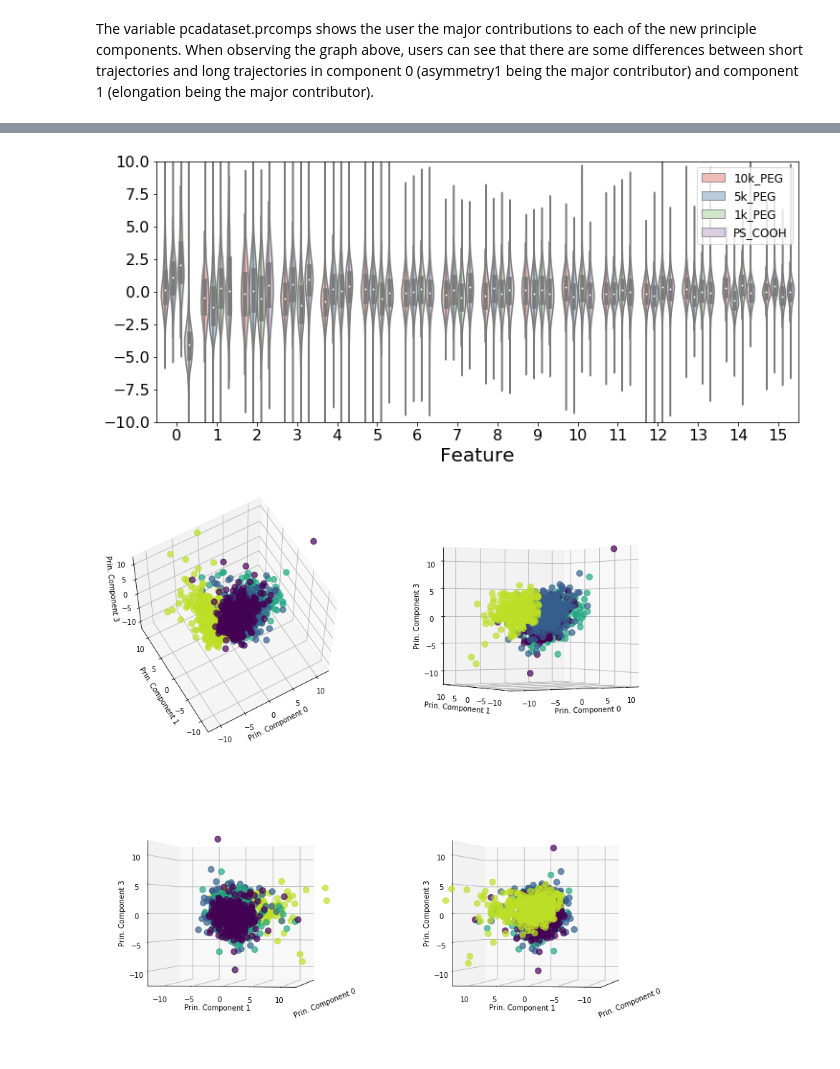
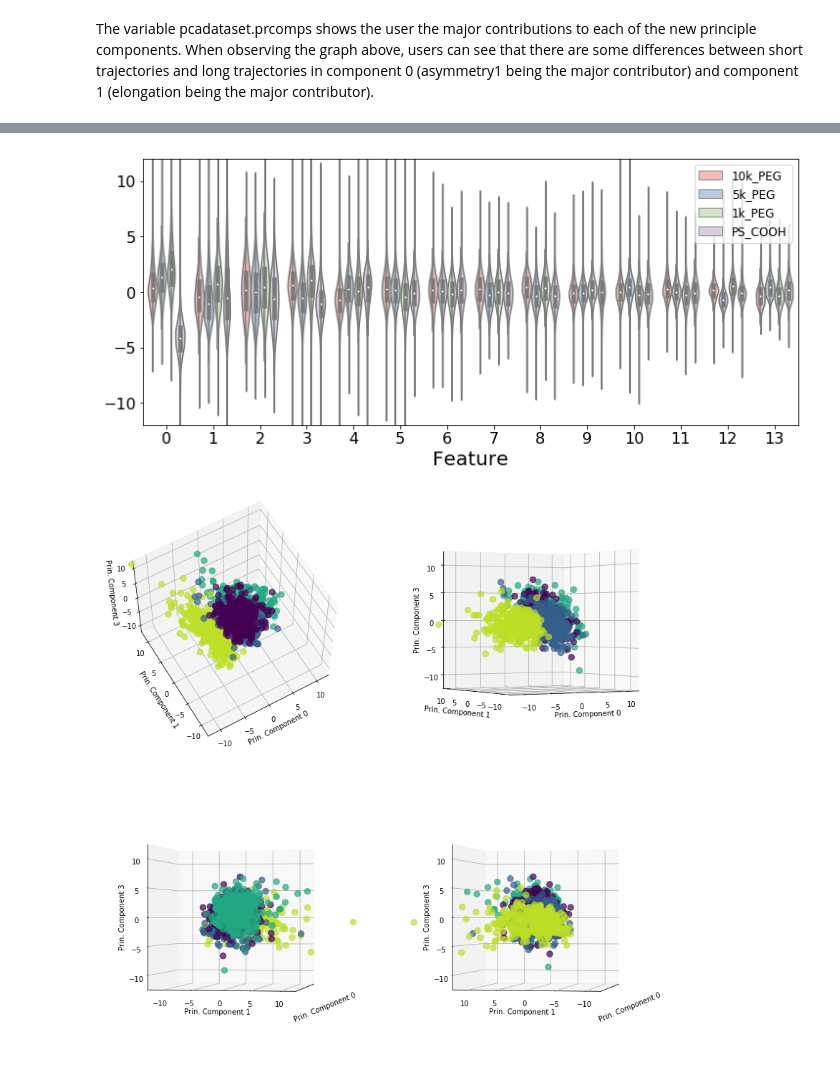
Before and after one commit to Nance-Lab/diff_classifier, a Jupyter notebook: notebooks/development/09_25_18_MW_PCA_Dorsa-2mM_NN.ipynb, the cells around one changed output, grey strips where cells are left out. Drawn from its saved outputs; the diff is of its cells as text; code cells hidden in the pictures.

Commit message:
New experiments and BF analysis.

```diff
--- a/notebooks/development/09_25_18_MW_PCA_Dorsa-2mM_NN.ipynb
+++ b/notebooks/development/09_25_18_MW_PCA_Dorsa-2mM_NN.ipynb
@@ -13,7 +13,8 @@ bucket = 'dtoghani.data'
 vids = 10
 mws = ['10k_PEG', '5k_PEG', '1k_PEG', 'PS_COOH']
 nonnum = ['Particle Type', 'Video Number', 'Track_ID', 'Deff2',
-          'Mean Mean_Intensity', 'Std Mean_Intensity']
+          'Mean Mean_Intensity', 'Std Mean_Intensity',
+          'X', 'Y', 'Mean X', 'Mean Y', 'Std X', 'Std Y']
 calcs = [2]
 
 counter = 0
@@ -22,8 +23,8 @@ for calc in calcs:
         for num in range(1, vids+1):
             try:
                 filename = 'features_{}_{}mM_XY{}.csv'.format(mw, calc, '%02d' % num)
-                os.remove(filename)
-                aws.download_s3('{}/{}'.format(remote_folder, filename), filename, bucket_name=bucket)
+                # os.remove(filename)
+                #aws.download_s3('{}/{}'.format(remote_folder, filename), filename, bucket_name=bucket)
                 fstats = pd.read_csv(filename, encoding = "ISO-8859-1", index_col='Unnamed: 0')
                 fstats['Particle Type'] = pd.Series(fstats.shape[0]*[mw], index=fstats.index)
                 fstats['Video Number'] = pd.Series(fstats.shape[0]*[num], index=fstats.index)
@@ -97,7 +93,4 @@ for mw in mws:
 # %%
-nonnum = ['Particle Type', 'Video Number', 'Track_ID', 'Deff2',
-          'Mean Mean_Intensity', 'Std Mean_Intensity']
-
 #fstats = pd.read_csv(filename, encoding = "ISO-8859-1", index_col='Unnamed: 0')
 fstats_totMW = fstats_sub[fstats_sub['Particle Type'].isin(['10k_PEG', '5k_PEG', '1k_PEG', 'PS_COOH'])].reset_index(drop=True)
 #nonnum = ['Particle Type', 'Video Number', 'Track_ID', 'Calcium Concentration', 'Deff2']
@@ -109,6 +102,7 @@ fstats_raw = fstats_num.values
 # %% [markdown]
 The pca.pca_analysis function provides a completely contained PCA analysis of the input trajectory features dataset. It includes options to impute NaN values (fill in with average values or drop them), and to scale features. Read the docstring for more information.
 # %%
-pcadataset = pca.pca_analysis(fstats_totMW, dropcols=nonnum, n_components=16)
+ncomp = 14
+pcadataset = pca.pca_analysis(fstats_totMW, dropcols=nonnum, n_components=ncomp)
 # %% [output]
 Cumulative explained variance:
@@ -140,7 +143,7 @@ kmostat = pca.kmo(pcadataset.scaled)
 Users can then compare average principle component values between subgroups of the data. In this case, all particles were taken from the same sample, so there are no experimental subgroups. I chose to compare short trajectories to long trajectories, as I would expect differences between the two groups.
 # %%
 import numpy as np
-ncomp = 16
+#ncomp = 14
 dicti = {}
 #test = np.exp(np.nanmean(np.log(pcadataset.final[pcadataset.final['Particle Size']==200].as_matrix()), axis=0))[-6:]
 #test1 = np.exp(np.nanmean(np.log(pcadataset.final[pcadataset.final['Particle Size']==500].as_matrix()), axis=0))[-6:]
@@ -169,7 +165,7 @@ pcadataset.prcomps
 # %%
-feats = pca.feature_violin(pcadataset.final, label='Particle Type', lvals=labels, fsubset=16, yrange=[-10, 10])
+feats = pca.feature_violin(pcadataset.final, label='Particle Type', lvals=labels, fsubset=ncomp, yrange=[-12, 12])
 # %% [output]
-[figure, old version]
+[figure, new version]
 # %%
 fstats1 = pca.feature_plot_2D(pcadataset.final, label='Particle Type', lvals=labels, randcount=400, yrange=[-6, 6],
                               xrange=[-4, 4])
@@ -177,5 +173,5 @@ fstats1 = pca.feature_plot_2D(pcadataset.final, label='Particle Type', lvals=lab
 fstats1 = pca.feature_plot_3D(pcadataset.final, label='Particle Type', lvals=labels, randcount=400, ylim=[-12, 12],
                               xlim=[-12, 12], zlim=[-12, 12], features=[0, 1, 3])
 # %% [output]
-[figure, old version]
+[figure, new version]
 # %%
```
Also changed, not shown: parts of 9 cells of this notebook, 24 other files.
